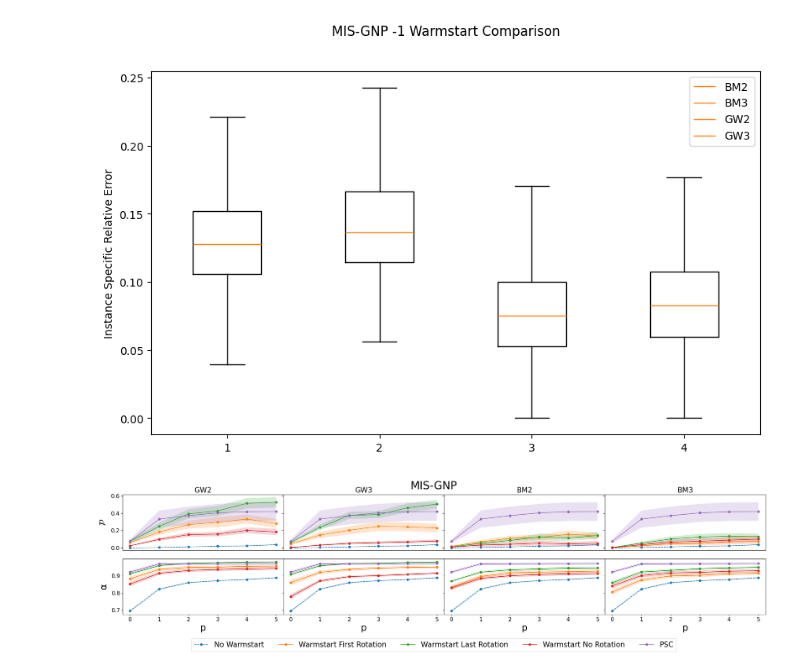
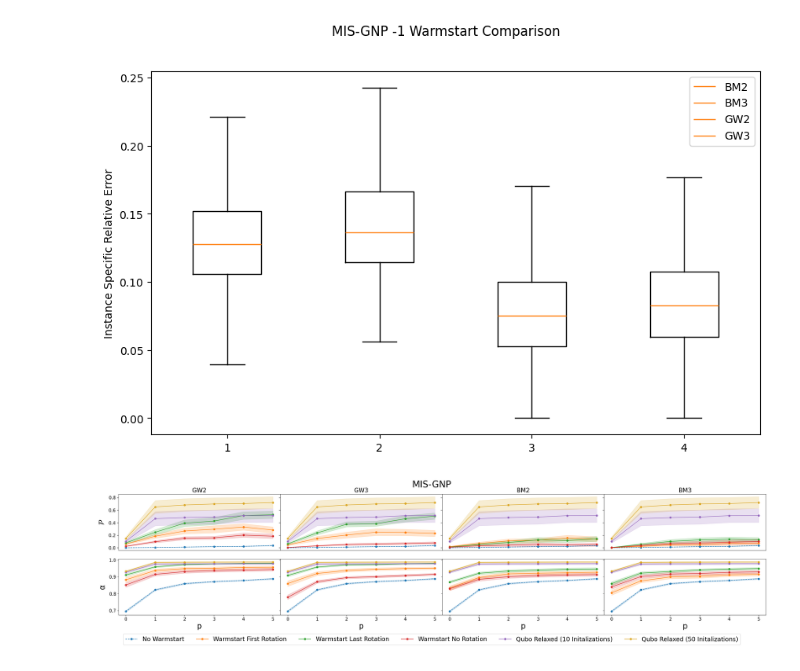
Before and after one commit to BBhattacharyya1729/QUBO_To_MaxCut, a Jupyter notebook: MISGNPPlots.ipynb, the cells around one changed output. Cells and saved outputs as stored; diff of their text form; code cells hidden in the pictures.

```diff
--- a/MISGNPPlots.ipynb
+++ b/MISGNPPlots.ipynb
@@ -11,6 +14,13 @@ from matplotlib.gridspec import GridSpec
 DATA = pkl.load( open ("MISGNPFullTest.p", "rb") )
 PSC_DATA = pkl.load( open ("PSCMISGNPFullTest.p", "rb") )
 depth_DATA= pkl.load( open ("TSPMISDepth0Test.p", "rb") )
+PSC_DATA50 = pkl.load( open ("PSCMISGNPFullTest50.p", "rb") )
+with open("DistancesMIS-GNP.p", "rb") as file:
+    results = pkl.load(file)
+VDISTANCE50 = results["VDISTANCE50"]
+DISTANCE50 = results["DISTANCE50"]
+VDISTANCE10 = results["VDISTANCE10"]
+DISTANCE10 = results["DISTANCE10"]
 # %%
 idx_list = np.linspace(50,950,10,dtype='int')
 M_list= [depth_DATA[6][i][-1] for i in idx_list]
@@ -39,6 +49,6 @@ final_boxplot("MIS-GNP", p_data, path=r'Figures\MIS-GNP\Comparison_Boxplot')
 # %% [output]
 [figure]
 # %%
-get_depth_combined('MIS-GNP', idx_dict, PSC_DATA, DATA, M_list, A_list, path=r'Figures\MIS-GNP\Full_Comparison', p_max=5, std=.25)
+get_depth_combined('MIS-GNP', idx_dict, PSC_DATA, DATA, PSC_DATA50,  M_list, A_list, path=r'Figures\MIS-GNP\Full_Comparison', p_max=5, std=.25)
 # %% [output]
-[figure, old version]
+[figure, new version]
```
Also changed, not shown: parts of 2 cells of this notebook, 27 other files.
